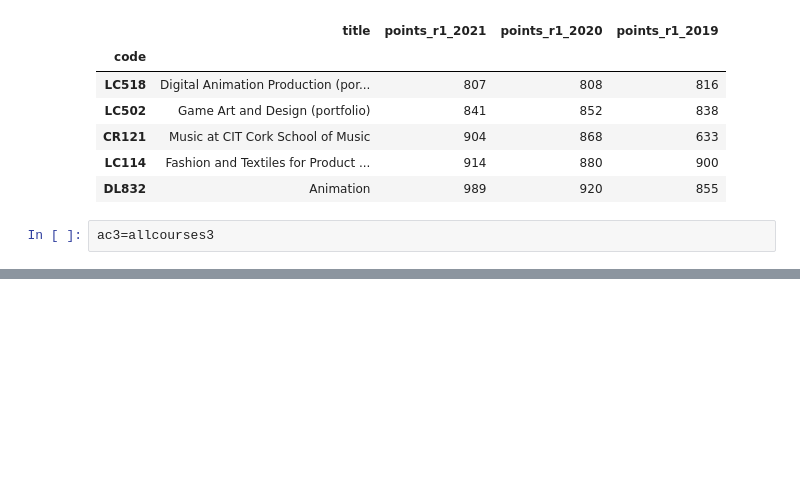
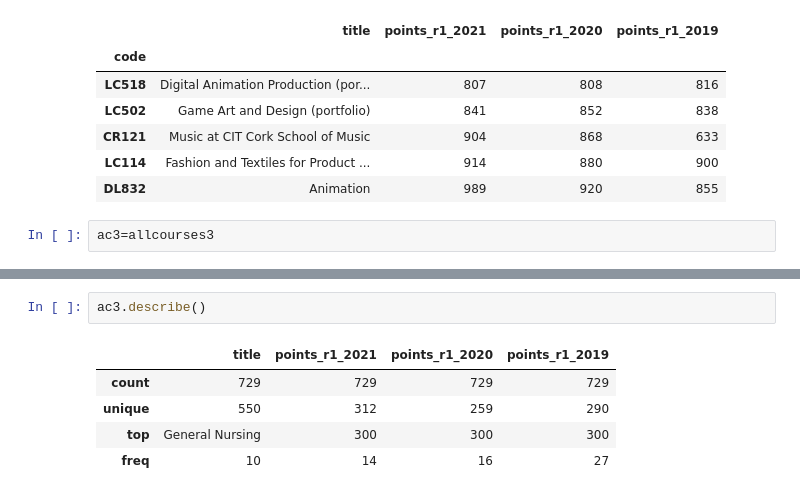
Before and after one commit to katel85/FundamentalsDA, a Jupyter notebook: Practicejoining.ipynb, the cells around one changed output, grey strips where cells are left out. Drawn from its saved outputs; the diff is of its cells as text; blank space fills up the shorter version.

```diff
--- a/Practicejoining.ipynb
+++ b/Practicejoining.ipynb
@@ -711,0 +750,8 @@ ac3=allcourses3
+# %%
+ac3.describe()
+# %% [output]
+|  | title | points_r1_2021 | points_r1_2020 | points_r1_2019 |
+| count | 729 | 729 | 729 | 729 |
+| unique | 550 | 312 | 259 | 290 |
+| top | General Nursing | 300 | 300 | 300 |
+| freq | 10 | 14 | 16 | 27 |
```
Also changed, not shown: parts of 14 cells of this notebook, 9 other files.
